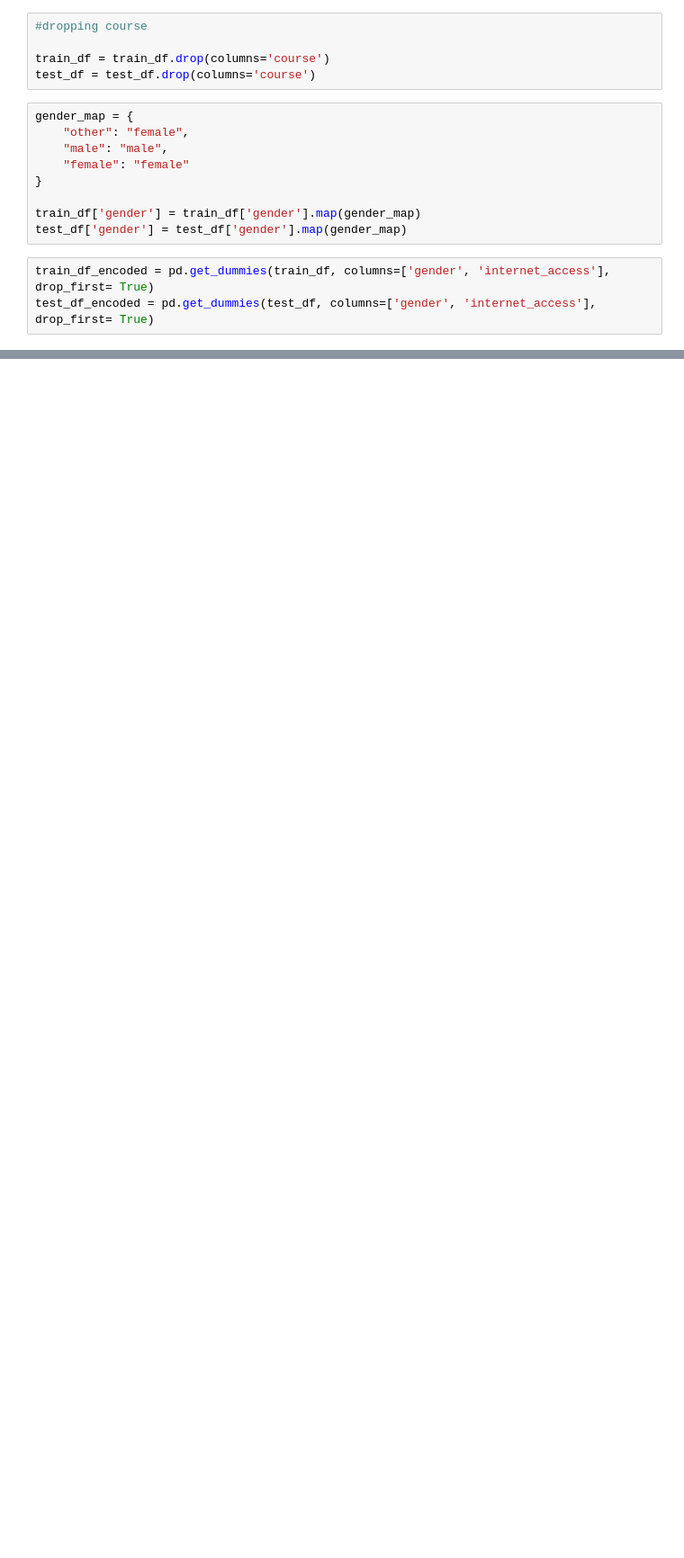
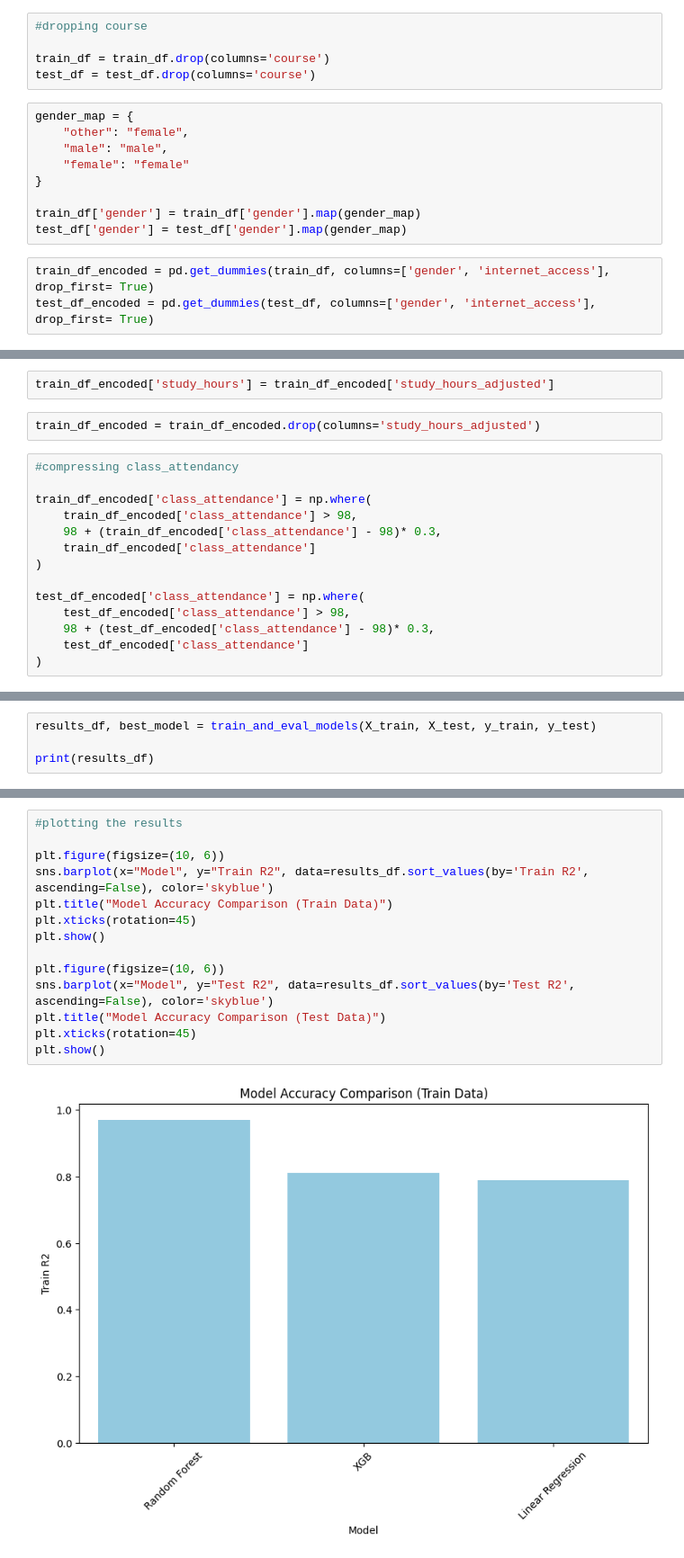
Before and after one commit to MC993/Student_score_prediction, a Jupyter notebook: feature_engineering.ipynb, the cells around one changed output, grey strips where cells are left out. Shown at 90% size. Saved outputs shown, nothing was run; the diff lists cells and outputs as text; blank space fills up the shorter version.

```diff
--- a/feature_engineering.ipynb
+++ b/feature_engineering.ipynb
@@ -196,0 +185,18 @@ Model Performance Summary:
+# %%
+train_df_encoded['study_hours'] = train_df_encoded['study_hours_adjusted']
+# %%
+train_df_encoded = train_df_encoded.drop(columns='study_hours_adjusted')
+# %%
+#compressing class_attendancy
+
+train_df_encoded['class_attendance'] = np.where(
+    train_df_encoded['class_attendance'] > 98,
+    98 + (train_df_encoded['class_attendance'] - 98)* 0.3,
+    train_df_encoded['class_attendance']
+)
+
+test_df_encoded['class_attendance'] = np.where(
+    test_df_encoded['class_attendance'] > 98,
+    98 + (test_df_encoded['class_attendance'] - 98)* 0.3,
+    test_df_encoded['class_attendance']
+)
@@ -196,0 +262,4 @@ Model Performance Summary:
+# %%
+results_df, best_model = train_and_eval_models(X_train, X_test, y_train, y_test)
+
+print(results_df)
@@ -196,0 +284,16 @@ Model Performance Summary:
+# %%
+#plotting the results
+
+plt.figure(figsize=(10, 6))
+sns.barplot(x="Model", y="Train R2", data=results_df.sort_values(by='Train R2', ascending=False), color='skyblue')
+plt.title("Model Accuracy Comparison (Train Data)")
+plt.xticks(rotation=45)
+plt.show()
+
+plt.figure(figsize=(10, 6))
+sns.barplot(x="Model", y="Test R2", data=results_df.sort_values(by='Test R2', ascending=False), color='skyblue')
+plt.title("Model Accuracy Comparison (Test Data)")
+plt.xticks(rotation=45)
+plt.show()
+# %% [output]
+[figure, added]
```
Also changed, not shown: parts of 18 cells of this notebook, 1 other file.
